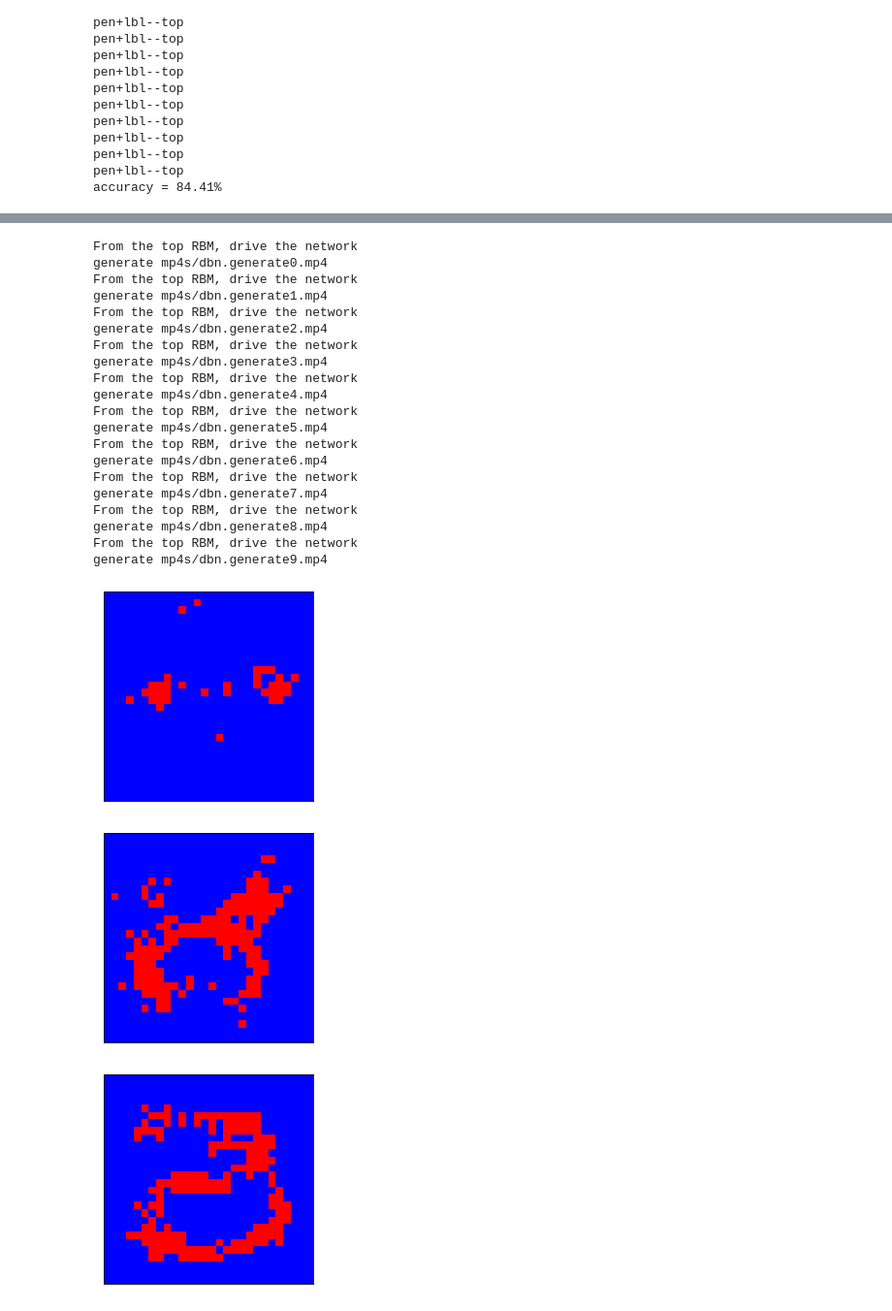
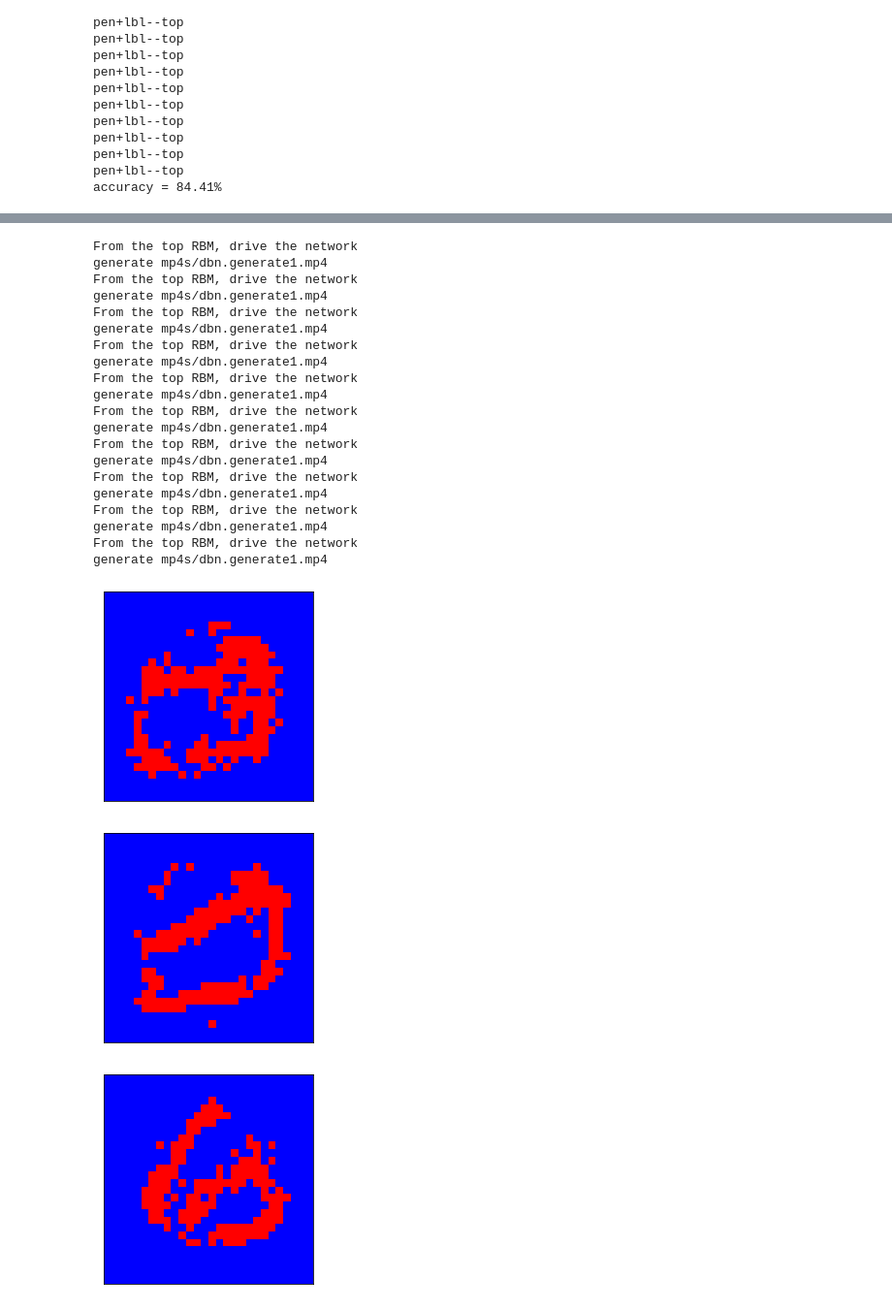
Before and after one commit to physics31415926/DD2437_ANN, a Jupyter notebook: Lab4/code/4.2.ipynb, the cells around one changed output, grey strips where cells are left out. Shown: that part at 97% size. Drawn from its saved outputs; the diff is of its cells as text; code cells hidden in the pictures.

```diff
--- a/Lab4/code/4.2.ipynb
+++ b/Lab4/code/4.2.ipynb
@@ -143,29 +142,29 @@ print(lbls)
 # %%
-for digit in range(10):
+for digit in range(20):
     digit_1hot = np.zeros(shape=(1,10))
-    digit_1hot[0,digit] = 1
+    digit_1hot[0,1] = 1
     dbn.generate(digit_1hot, name="dbn")
 # %% [output]
-From the top RBM, drive the network
-generate mp4s/dbn.generate0.mp4
 From the top RBM, drive the network
 generate mp4s/dbn.generate1.mp4
 From the top RBM, drive the network
-generate mp4s/dbn.generate2.mp4
+generate mp4s/dbn.generate1.mp4
 From the top RBM, drive the network
-generate mp4s/dbn.generate3.mp4
+generate mp4s/dbn.generate1.mp4
 From the top RBM, drive the network
-generate mp4s/dbn.generate4.mp4
+generate mp4s/dbn.generate1.mp4
 From the top RBM, drive the network
-generate mp4s/dbn.generate5.mp4
+generate mp4s/dbn.generate1.mp4
 From the top RBM, drive the network
-generate mp4s/dbn.generate6.mp4
+generate mp4s/dbn.generate1.mp4
 From the top RBM, drive the network
-generate mp4s/dbn.generate7.mp4
+generate mp4s/dbn.generate1.mp4
 From the top RBM, drive the network
-generate mp4s/dbn.generate8.mp4
+generate mp4s/dbn.generate1.mp4
 From the top RBM, drive the network
-generate mp4s/dbn.generate9.mp4
+generate mp4s/dbn.generate1.mp4
+From the top RBM, drive the network
+generate mp4s/dbn.generate1.mp4
-[figure, old version]
+[figure, new version]
-[figure, old version]
+[figure, new version]
-[figure, old version]
+[figure, new version]
```
Also changed, not shown: parts of 2 cells of this notebook, 10 other files.
